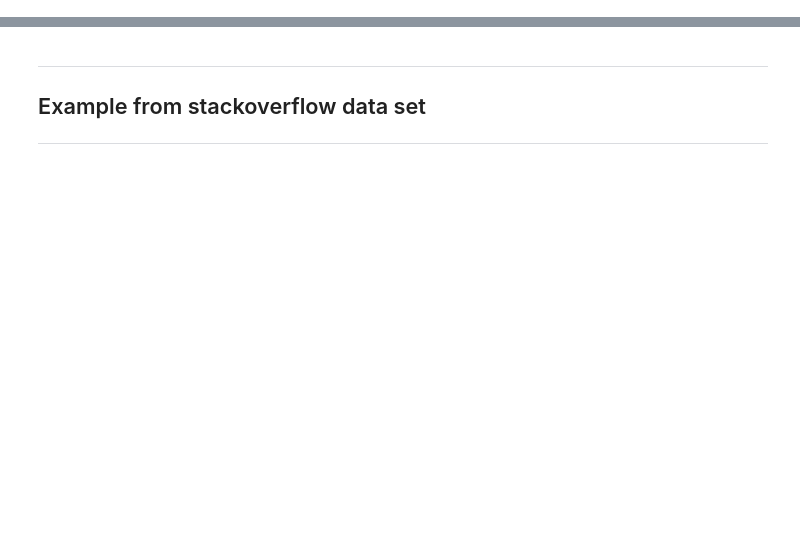
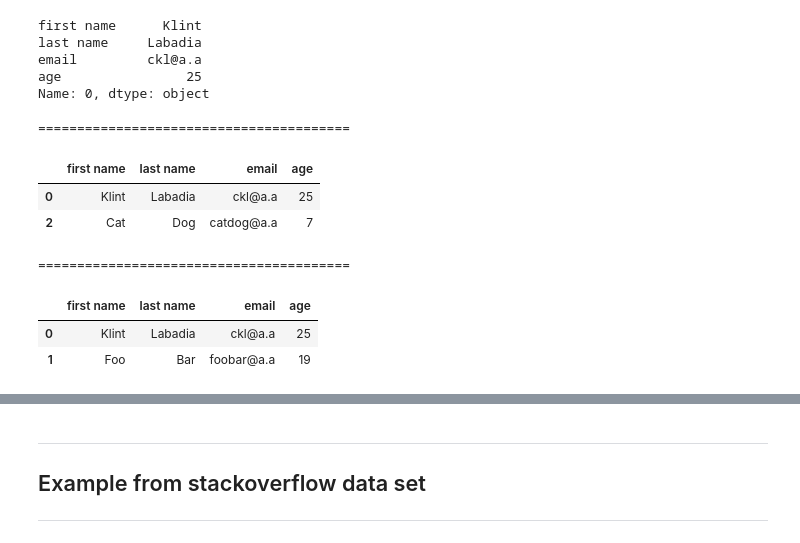
Before and after one commit to thandora/pandas-notes, a Jupyter notebook: pandas_02.ipynb, the cells around one changed output, grey strips where cells are left out. Cells and saved outputs as stored; diff of their text form; code cells hidden in the pictures; blank space fills up the shorter version.

```diff
--- a/pandas_02.ipynb
+++ b/pandas_02.ipynb
@@ -70,21 +155,32 @@ people_df[["first name", "email"]]
 # %%
 ## Selecting Rows using iloc (index location)
-
 a = people_df.iloc[0]
 
 # Multiple rows
-x = people_df.iloc[[0, 2]]  # Index 0 and index 2
+b = people_df.iloc[[0, 2]]  # Index 0 and index 2
 
-# Note that slicing in iloc behaves like normal list slicing
-# in that it will return first endpoint, but not the final endpoint,
-# unlike loc which returns both endpoints. I think this is to allow
-# slicing to include the last element in a collection.
-
-y = people_df.iloc[0:2]  # Index 0 through 1
+# Multiple rows using slicing
+c = people_df.iloc[0:2]  # Index 0 through 1
 
 display(a)
-display(x)
-display(y)
+printhr()
+display(b)
+printhr()
+display(c)
+# %% [output]
+first name      Klint
+last name     Labadia
+email         ckl@a.a
+age                25
+Name: 0, dtype: object
+========================================
+|  | first name | last name | email | age |
+| 0 | Klint | Labadia | ckl@a.a | 25 |
+| 2 | Cat | Dog | catdog@a.a | 7 |
+========================================
+|  | first name | last name | email | age |
+| 0 | Klint | Labadia | ckl@a.a | 25 |
+| 1 | Foo | Bar | foobar@a.a | 19 |
 # %%
 ## Selecting Column from Row using iloc
 
```
Also changed, not shown: parts of 21 cells of this notebook, 1 other file.
